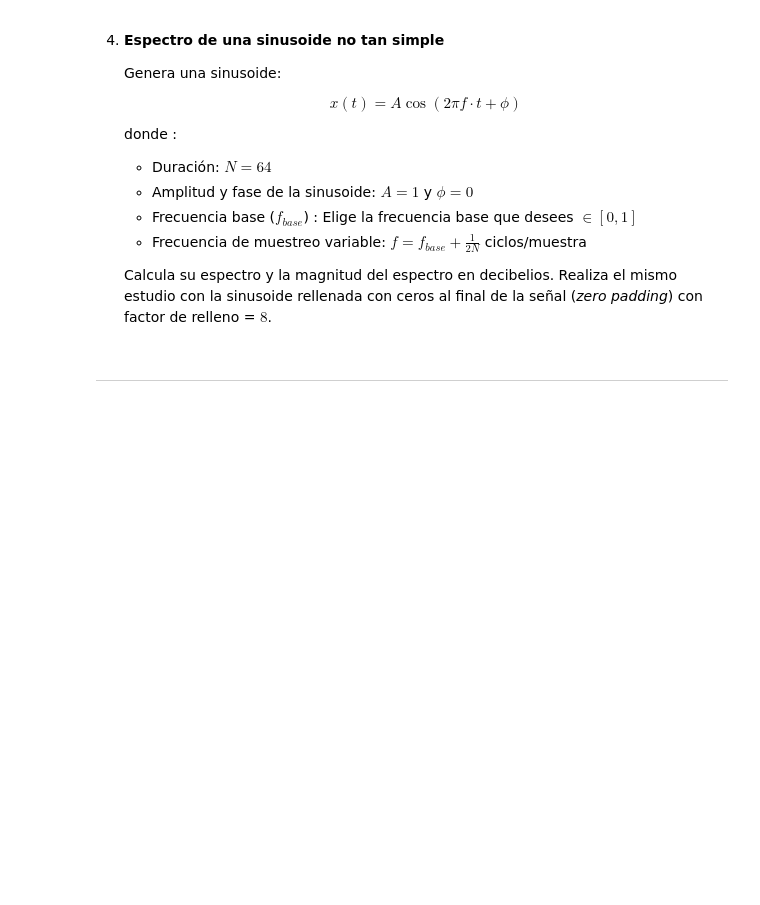
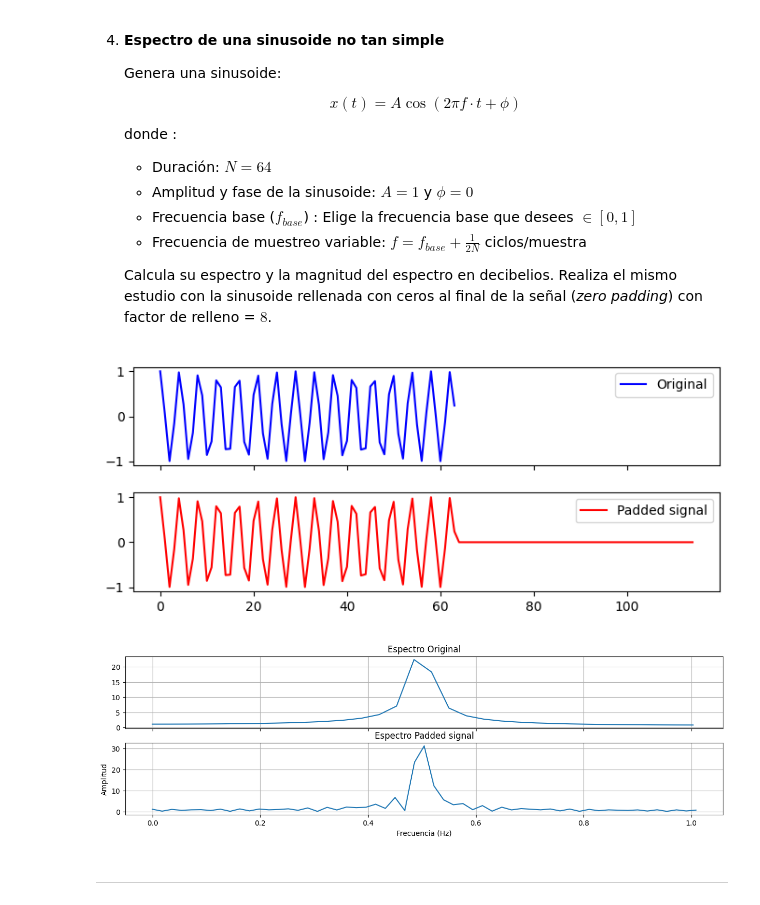
Before and after one commit to alanglk/KISA, a Jupyter notebook: src/PIS/labs/2.procesado_espectral.ipynb, the cells around one changed output. Drawn from its saved outputs; the diff is of its cells as text; code cells hidden in the pictures; blank space fills up the shorter version.

```diff
--- a/src/PIS/labs/2.procesado_espectral.ipynb
+++ b/src/PIS/labs/2.procesado_espectral.ipynb
@@ -177,3 +246,46 @@ print(seleccionada)
+# %%
+num_samples = 64        # numero de muestras de la señal generada
+f_base      = 0.5       # Frecuencia base
+fs          = f_base + 1 / 2*np.pi  # Frecuencia de muestreo en Hz
+A           = 1         # Amplitud
+phase       = 0         # Fase
+t = np.linspace(0, num_samples / fs, num_samples, endpoint=False)
+
+# Función sinusoidal base
+x = A * np.cos(2*np.pi * f_base * t + phase)
+x_padded = np.pad(x, (0, int(num_samples * 0.8)))
+
+# Visualizar
+f, axs = plt.subplots(2, figsize=(7, 3), sharex=True)
+plt.tight_layout()
+axs[0].plot(x, color = "blue",   label = "Original")
+axs[0].legend()
+axs[1].plot(x_padded, color = "red",   label = "Padded signal")
+axs[1].legend()
+
+# Espectro
+def plot_spectrum(ax, signal, fs, title):
+    n = len(signal)
+    fft_result = np.fft.fft(signal)
+    freqs = np.fft.fftfreq(n, 1 / fs)
+    amplitude = np.abs(fft_result)
+    half_n = n // 2
+    freqs = freqs[:half_n]
+    amplitude = amplitude[:half_n]
+    ax.plot(freqs, amplitude)
+    ax.set_title(title)
+    ax.grid()
+
+signals = [(x, "Espectro Original"), (x_padded, "Espectro Padded signal")]
+f, axs = plt.subplots(2, figsize=(15, 4), sharex=True)
+for i, (a, label) in enumerate(signals):
+    plot_spectrum(axs[i], a, fs, label)
+axs[i].set_xlabel('Frecuencia (Hz)')
+axs[i].set_ylabel('Amplitud')
+plt.show()
+# %% [output]
+[figure, added]
+[figure, added]
 # %% [markdown]
 <hr style="border: 1px solid green" />
 # %% [markdown]
```
Also changed, not shown: parts of 22 cells of this notebook.
